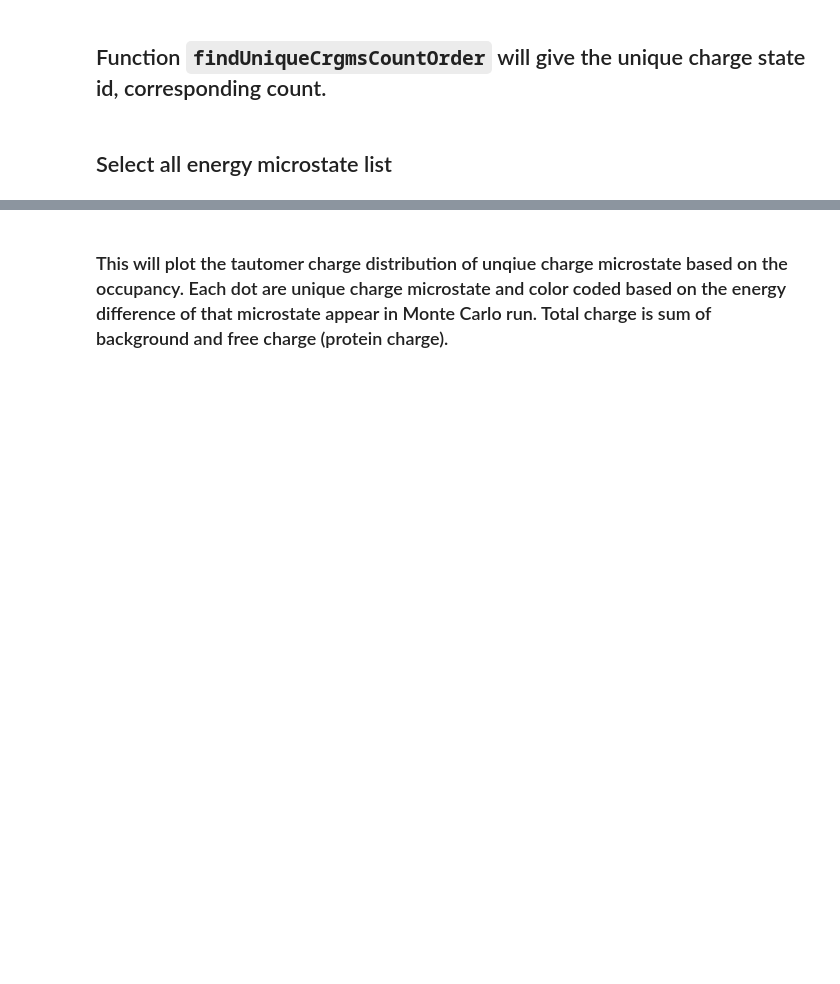
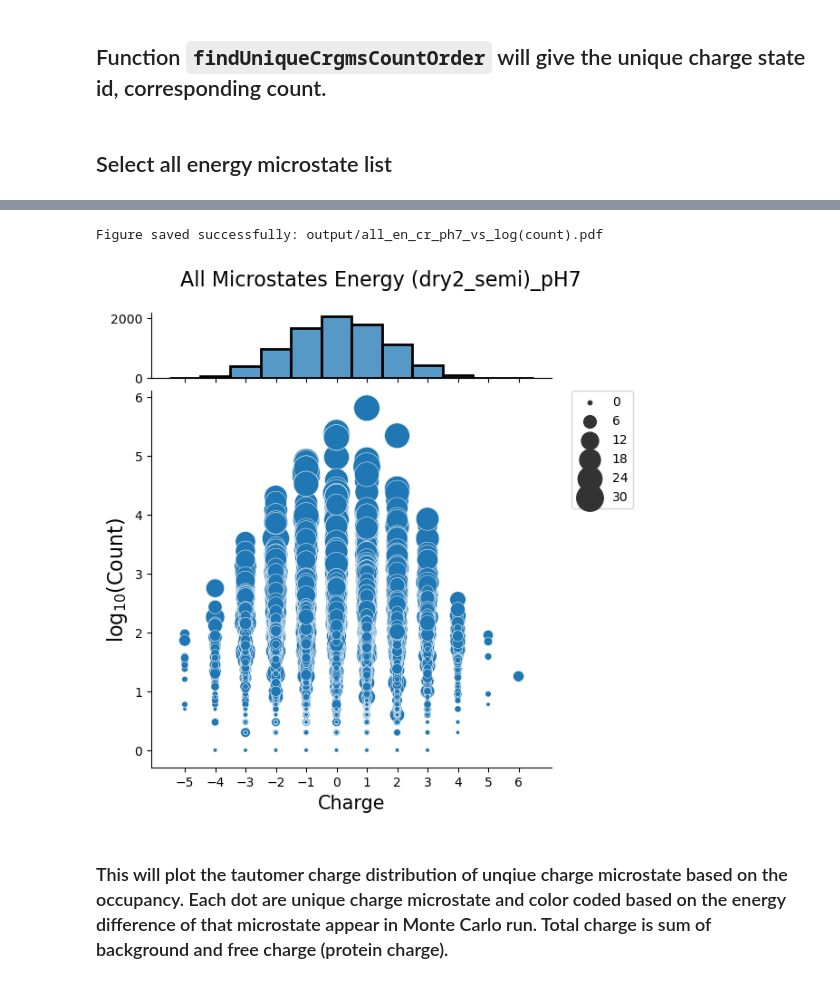
Before and after one commit to Raihancuny/python, a Jupyter notebook: microstate_analysis_code/CRGMS_analysis.ipynb, the cells around one changed output, grey strips where cells are left out. Drawn from its saved outputs; the diff is of its cells as text; code cells hidden in the pictures; blank space fills up the shorter version.

Commit message:
Updated CRGMS analysis and added new output files

```diff
--- a/microstate_analysis_code/CRGMS_analysis.ipynb
+++ b/microstate_analysis_code/CRGMS_analysis.ipynb
@@ -213,2 +258,62 @@ all_crg_count_res.head()
+# %%
+# Ensure 'output/' directory exists
+output_dir = "output"
+os.makedirs(output_dir, exist_ok=True)
+
+# Compute charge state population including background charge
+x_av = [sum(x) + background_charge for x in charge_ms_file[0]]
+
+# Avoid log(0) by replacing zeros with NaN (or a small positive value)
+y_av = [math.log10(x) if x > 0 else float('nan') for x in charge_ms_file[1]]
+
+# Convert energy differences to float
+energy_diff_all_fl = [float(x) for x in charge_ms_file[3]]
+
+# Initialize the JointGrid
+g1 = sns.JointGrid(marginal_ticks=True, height=6)
+
+# Scatter plot with bubble sizes based on energy differences
+ax = sns.scatterplot(
+    x=x_av,
+    y=y_av,
+    size=energy_diff_all_fl,
+    sizes=(10, 500),
+    ax=g1.ax_joint
+)
+
+# Set x-axis ticks based on the range of x_av
+ax.set_xticks(range(int(min(x_av)), int(max(x_av)) + 1))
+
+# Labels
+ax.set_xlabel("Charge", fontsize=15)
+ax.set_ylabel(r"log$_{10}$(Count)", fontsize=16)
+
+# Adjust legend position
+ax.legend(bbox_to_anchor=(1.05, 1), loc=2, borderaxespad=0.)
+
+# Histogram on the marginal x-axis
+ax2 = sns.histplot(
+    x=x_av,
+    linewidth=2,
+    discrete=True,
+    ax=g1.ax_marg_x
+)
+ax2.set_ylabel(None)
+
+# Remove y-axis marginal plot
+g1.ax_marg_y.set_axis_off()
+
+# Adjust layout and title
+g1.fig.subplots_adjust(top=0.9)
+g1.fig.suptitle("All Microstates Energy (dry2_semi)_pH7", fontsize=16)
+
+# Save the figure
+mc_energy_fig = os.path.join(output_dir, "all_en_cr_ph7_vs_log(count).pdf")
+g1.savefig(mc_energy_fig, dpi=600, bbox_inches="tight")
+
+print(f"Figure saved successfully: {mc_energy_fig}")
+# %% [output]
+Figure saved successfully: output/all_en_cr_ph7_vs_log(count).pdf
+[figure, added]
 # %% [markdown]
 ### This will plot the  tautomer charge distribution of unqiue charge microstate based on the occupancy. Each dot are unique charge microstate and color coded based on the energy difference of that microstate appear in Monte Carlo run. Total charge is sum of background and free charge (protein charge).
```
Also changed, not shown: parts of 21 cells of this notebook, 6 other files.
